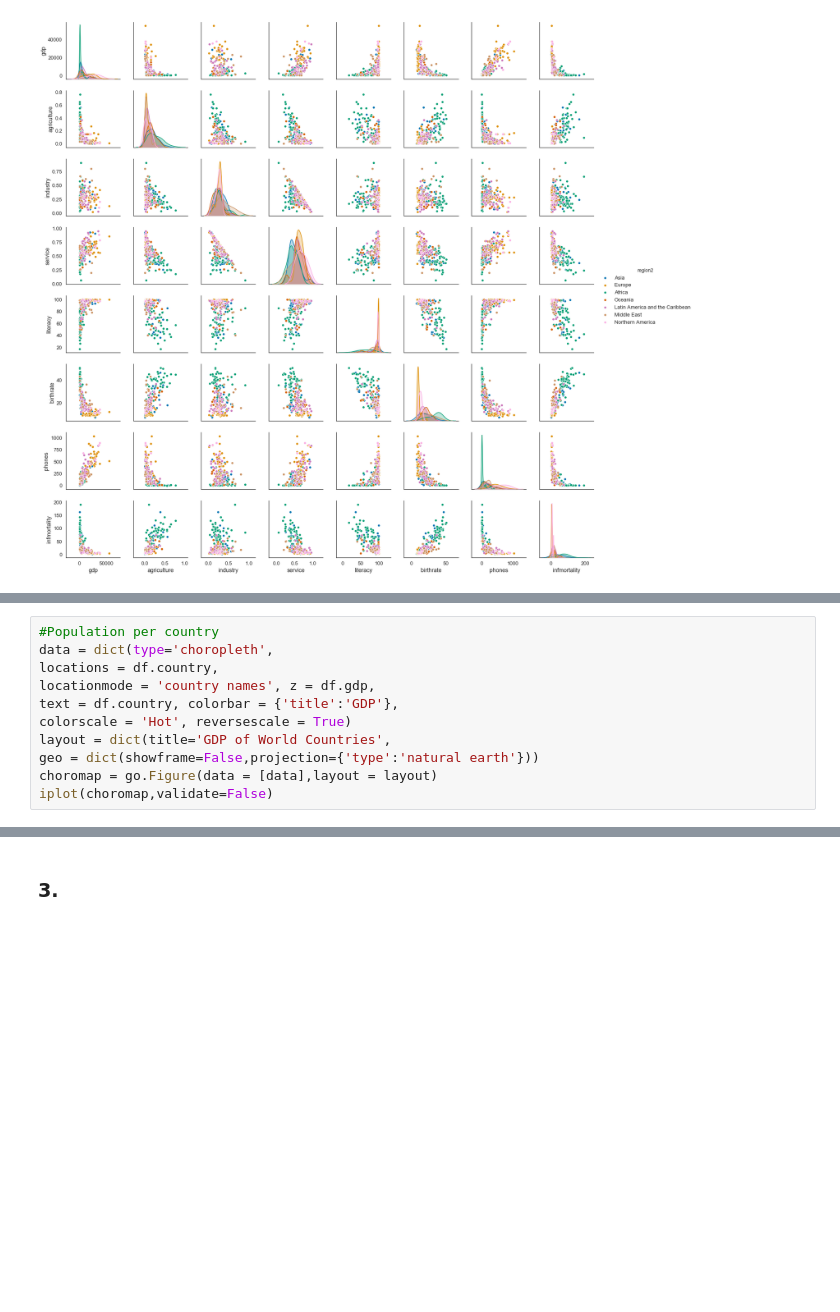
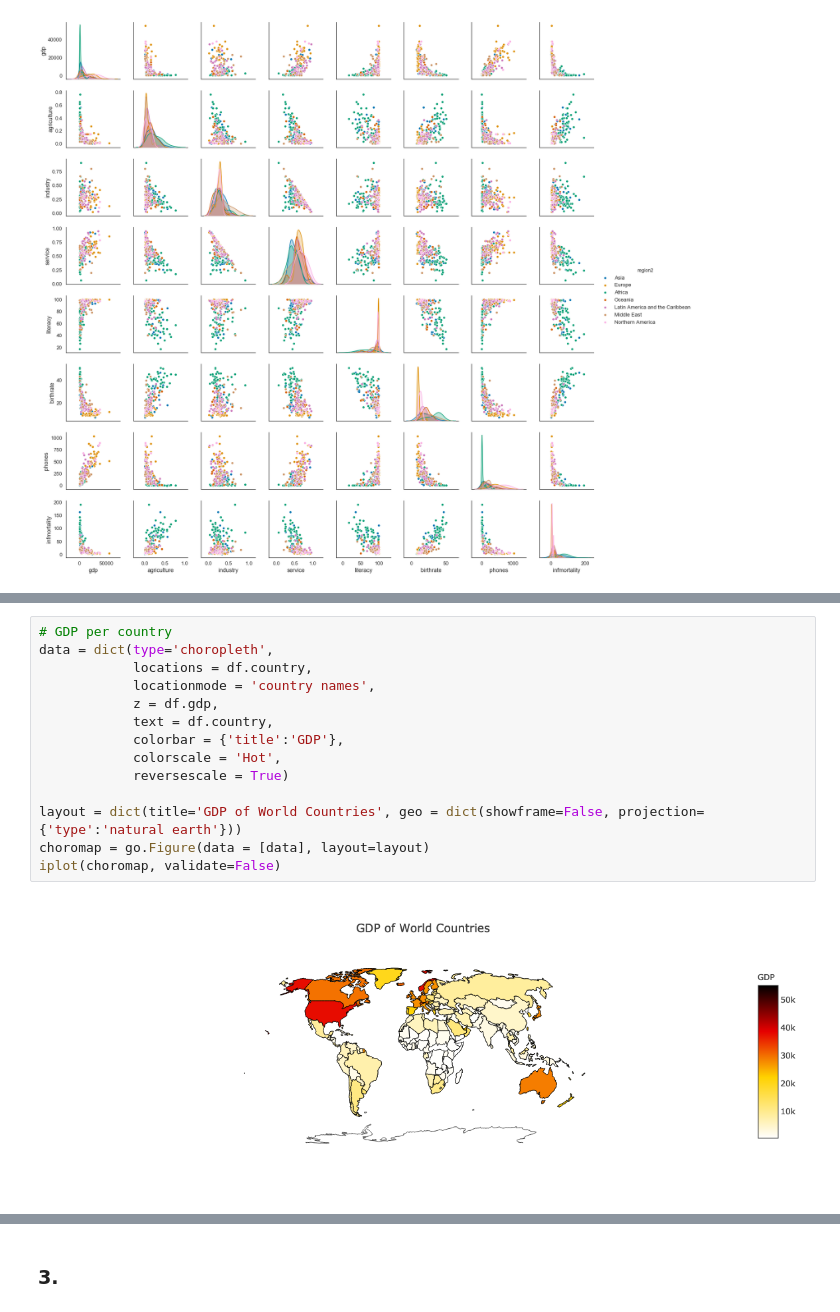
Before and after one commit to ksatola/Countries-of-the-World, a Jupyter notebook: workbook.ipynb, the cells around one changed output, grey strips where cells are left out. Saved outputs shown, nothing was run; the diff lists cells and outputs as text; blank space fills up the shorter version.

```diff
--- a/workbook.ipynb
+++ b/workbook.ipynb
@@ -1471,12 +1476,17 @@ iplot(choromap,validate=False)
 # %%
-#Population per country
+# GDP per country
 data = dict(type='choropleth',
-locations = df.country,
-locationmode = 'country names', z = df.gdp,
-text = df.country, colorbar = {'title':'GDP'},
-colorscale = 'Hot', reversescale = True)
-layout = dict(title='GDP of World Countries',
-geo = dict(showframe=False,projection={'type':'natural earth'}))
-choromap = go.Figure(data = [data],layout = layout)
-iplot(choromap,validate=False)
+            locations = df.country,
+            locationmode = 'country names',
+            z = df.gdp,
+            text = df.country,
+            colorbar = {'title':'GDP'},
+            colorscale = 'Hot',
+            reversescale = True)
+
+layout = dict(title='GDP of World Countries', geo = dict(showframe=False, projection={'type':'natural earth'}))
+choromap = go.Figure(data = [data], layout=layout)
+iplot(choromap, validate=False)
+# %% [output]
+[figure, added]
 # %%
```
Also changed, not shown: parts of 5 cells of this notebook, 3 other files.
